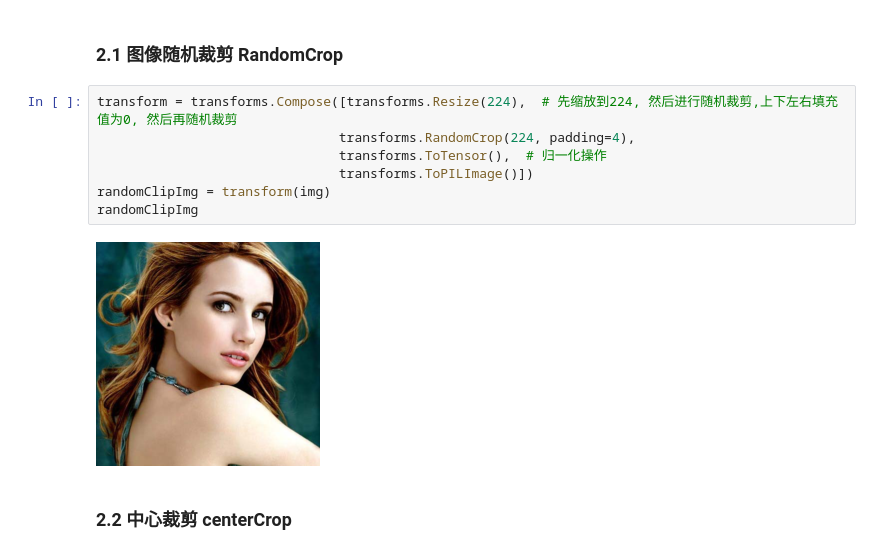
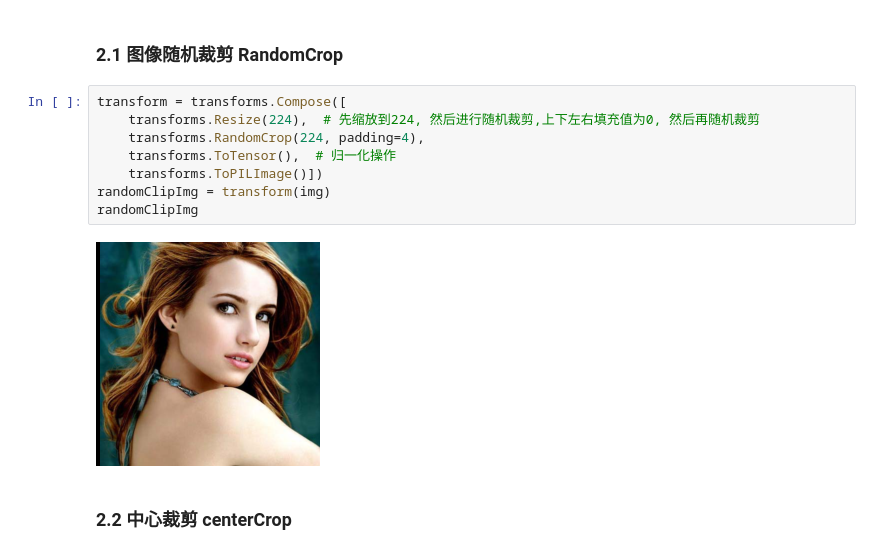
Before and after one commit to bruce1408/Pytorch_learning, a Jupyter notebook: CV/6-1.IMG/img_manual.ipynb, the cells around one changed output. Cells and saved outputs as stored; diff of their text form.

```diff
--- a/CV/6-1.IMG/img_manual.ipynb
+++ b/CV/6-1.IMG/img_manual.ipynb
@@ -58,14 +58,15 @@ re_img
 # %% [markdown]
 ### 2.1 图像随机裁剪 RandomCrop
 # %%
-transform = transforms.Compose([transforms.Resize(224),  # 先缩放到224, 然后进行随机裁剪,上下左右填充值为0, 然后再随机裁剪
-                               transforms.RandomCrop(224, padding=4),
-                               transforms.ToTensor(),  # 归一化操作
-                               transforms.ToPILImage()])
+transform = transforms.Compose([
+    transforms.Resize(224),  # 先缩放到224, 然后进行随机裁剪,上下左右填充值为0, 然后再随机裁剪
+    transforms.RandomCrop(224, padding=4),
+    transforms.ToTensor(),  # 归一化操作
+    transforms.ToPILImage()])
 randomClipImg = transform(img)
 randomClipImg
 # %% [output]
-[figure, old version]
+[figure, new version]
 # %% [markdown]
 ### 2.2 中心裁剪 centerCrop
 # %%
```
Also changed, not shown: parts of 18 cells of this notebook.
